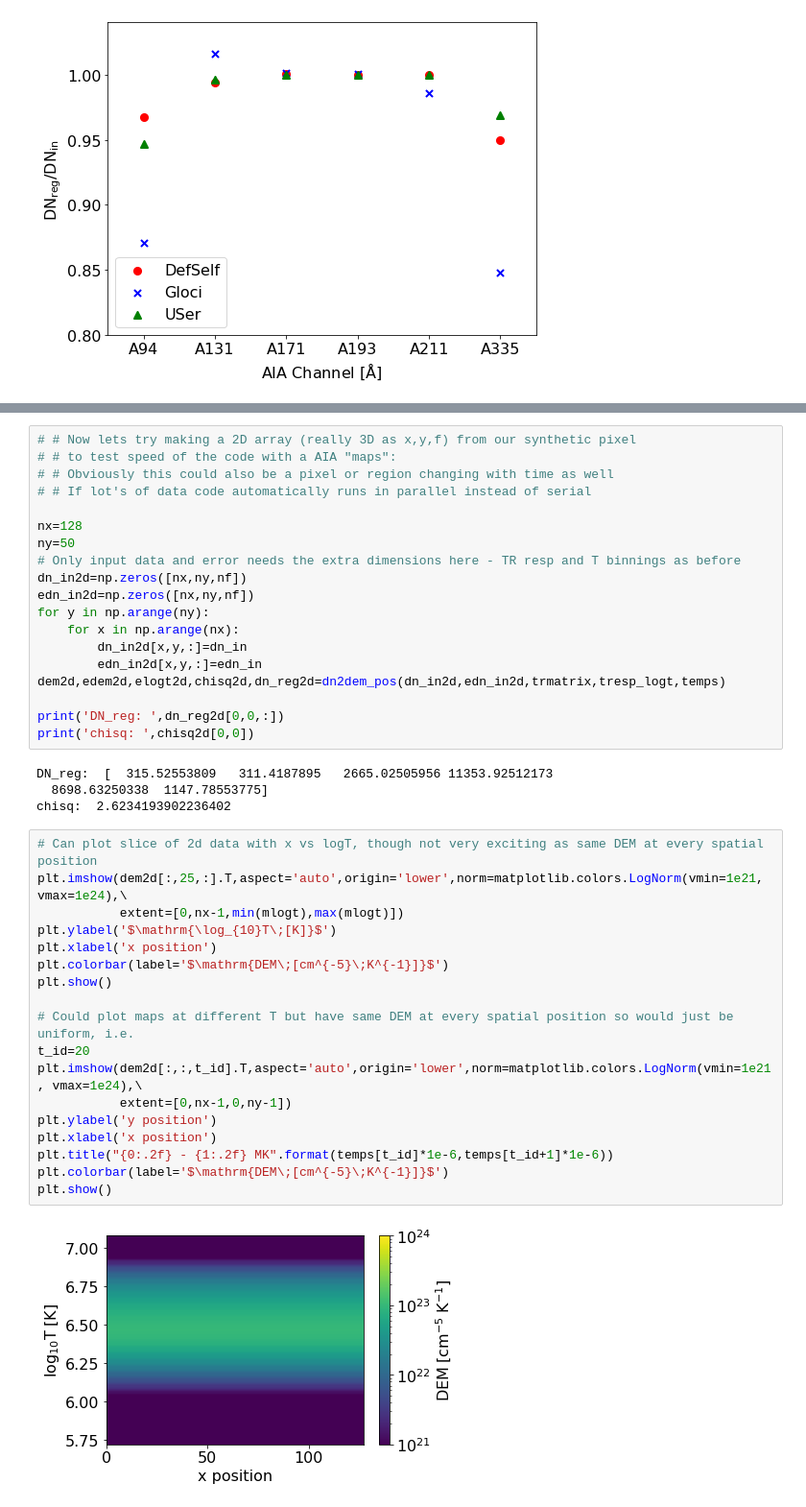
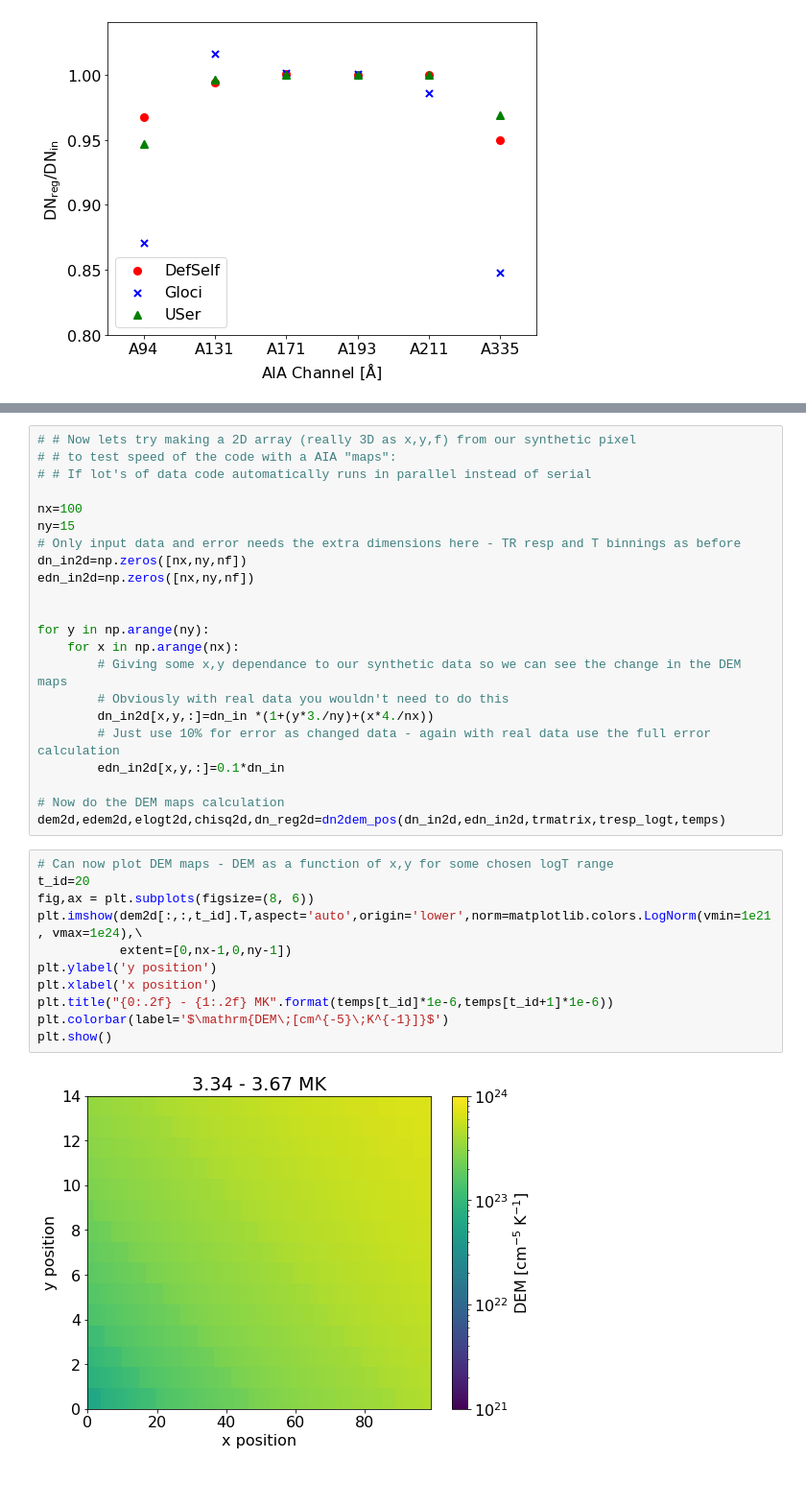
Before and after one commit to ianan/demreg, a Jupyter notebook: python/example_demregpy_aiasyn.ipynb, the cells around one changed output, grey strips where cells are left out. Shown at 96% size. Drawn from its saved outputs; the diff is of its cells as text; blank space fills up the shorter version.

```diff
--- a/python/example_demregpy_aiasyn.ipynb
+++ b/python/example_demregpy_aiasyn.ipynb
@@ -240,43 +276,35 @@ plt.show()
 # %%
 # # Now lets try making a 2D array (really 3D as x,y,f) from our synthetic pixel
 # # to test speed of the code with a AIA "maps":
-# # Obviously this could also be a pixel or region changing with time as well
 # # If lot's of data code automatically runs in parallel instead of serial
 
-nx=128
-ny=50
+nx=100
+ny=15
 # Only input data and error needs the extra dimensions here - TR resp and T binnings as before
 dn_in2d=np.zeros([nx,ny,nf])
 edn_in2d=np.zeros([nx,ny,nf])
+
+
 for y in np.arange(ny):
     for x in np.arange(nx):
-        dn_in2d[x,y,:]=dn_in
-        edn_in2d[x,y,:]=edn_in
+        # Giving some x,y dependance to our synthetic data so we can see the change in the DEM maps
+        # Obviously with real data you wouldn't need to do this
+        dn_in2d[x,y,:]=dn_in *(1+(y*3./ny)+(x*4./nx))
+        # Just use 10% for error as changed data - again with real data use the full error calculation
+        edn_in2d[x,y,:]=0.1*dn_in
+
+# Now do the DEM maps calculation
 dem2d,edem2d,elogt2d,chisq2d,dn_reg2d=dn2dem_pos(dn_in2d,edn_in2d,trmatrix,tresp_logt,temps)
-
-print('DN_reg: ',dn_reg2d[0,0,:])
-print('chisq: ',chisq2d[0,0])
-# %% [output]
-DN_reg:  [  315.52553809   311.4187895   2665.02505956 11353.92512173
-  8698.63250338  1147.78553775]
-chisq:  2.6234193902236402
 # %%
-# Can plot slice of 2d data with x vs logT, though not very exciting as same DEM at every spatial position
-plt.imshow(dem2d[:,25,:].T,aspect='auto',origin='lower',norm=matplotlib.colors.LogNorm(vmin=1e21, vmax=1e24),\
-           extent=[0,nx-1,min(mlogt),max(mlogt)])
-plt.ylabel('$\mathrm{\log_{10}T\;[K]}$')
-plt.xlabel('x position')
-plt.colorbar(label='$\mathrm{DEM\;[cm^{-5}\;K^{-1}]}$')
-plt.show()
-
-# Could plot maps at different T but have same DEM at every spatial position so would just be uniform, i.e.
+# Can now plot DEM maps - DEM as a function of x,y for some chosen logT range
 t_id=20
+fig,ax = plt.subplots(figsize=(8, 6))
 plt.imshow(dem2d[:,:,t_id].T,aspect='auto',origin='lower',norm=matplotlib.colors.LogNorm(vmin=1e21, vmax=1e24),\
            extent=[0,nx-1,0,ny-1])
 plt.ylabel('y position')
 plt.xlabel('x position')
 plt.title("{0:.2f} - {1:.2f} MK".format(temps[t_id]*1e-6,temps[t_id+1]*1e-6))
 plt.colorbar(label='$\mathrm{DEM\;[cm^{-5}\;K^{-1}]}$')
 plt.show()
 # %% [output]
-[figure, old version]
+[figure, new version]
```
Also changed, not shown: parts of 5 cells of this notebook.
